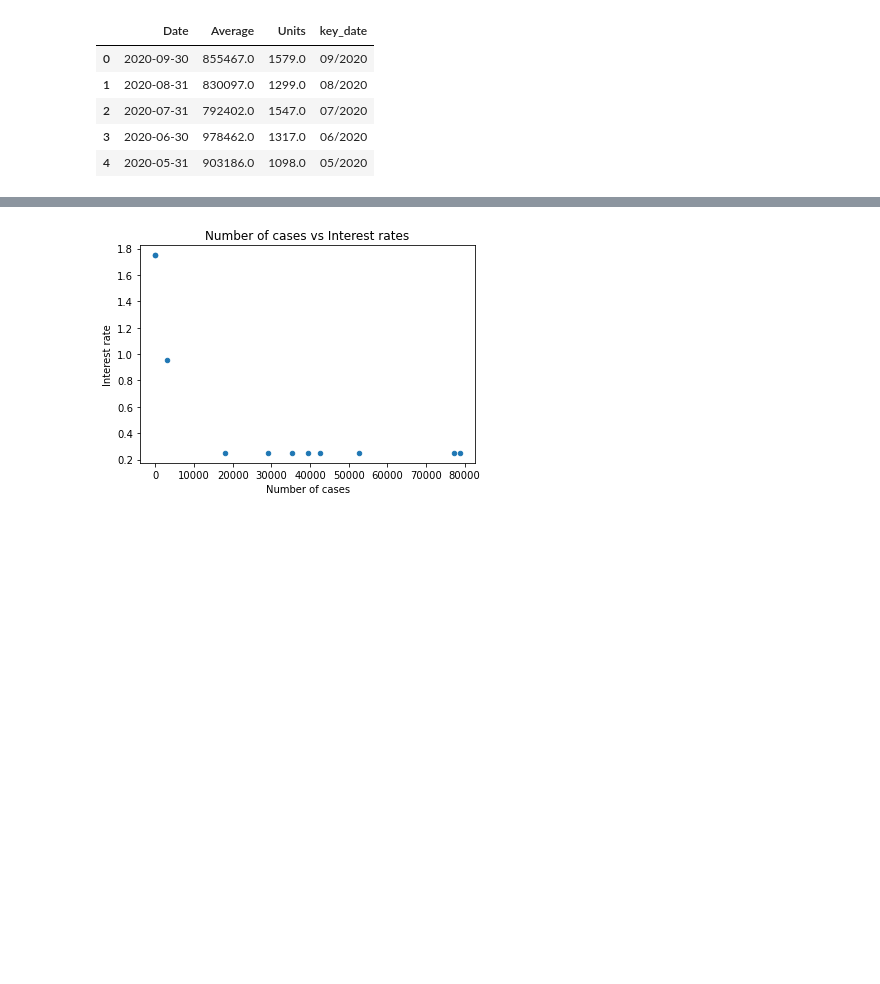
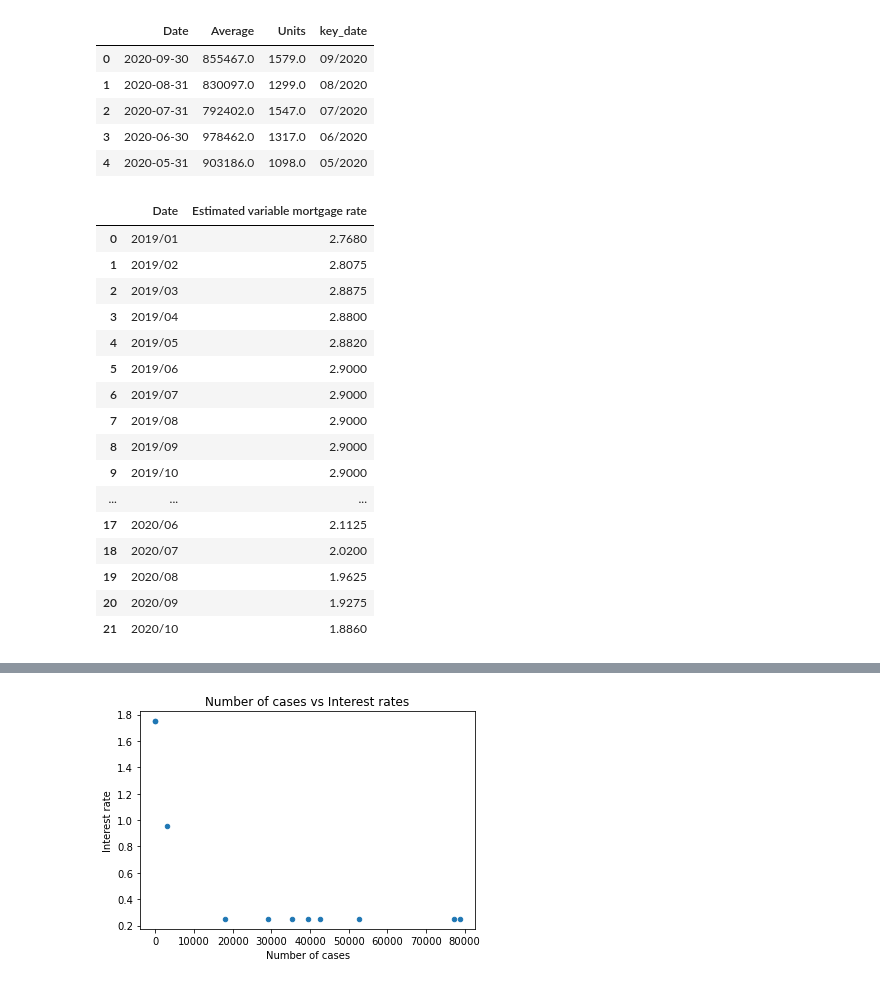
Before and after one commit to elubanska/GTA_real_estate_market, a Jupyter notebook: Scatter_plots.ipynb, the cells around one changed output, grey strips where cells are left out. Cells and saved outputs as stored; diff of their text form; code cells hidden in the pictures; blank space fills up the shorter version.

```diff
--- a/Scatter_plots.ipynb
+++ b/Scatter_plots.ipynb
@@ -41,3 +38,23 @@ response_final.head()
 | 2 | 2020-07-31 | 792402.0 | 1547.0 | 07/2020 |
 | 3 | 2020-06-30 | 978462.0 | 1317.0 | 06/2020 |
 | 4 | 2020-05-31 | 903186.0 | 1098.0 | 05/2020 |
+# %%
+interest_rate_groupped_df
+# %% [output]
+|  | Date | Estimated variable mortgage rate |
+| 0 | 2019/01 | 2.7680 |
+| 1 | 2019/02 | 2.8075 |
+| 2 | 2019/03 | 2.8875 |
+| 3 | 2019/04 | 2.8800 |
+| 4 | 2019/05 | 2.8820 |
+| 5 | 2019/06 | 2.9000 |
+| 6 | 2019/07 | 2.9000 |
+| 7 | 2019/08 | 2.9000 |
+| 8 | 2019/09 | 2.9000 |
+| 9 | 2019/10 | 2.9000 |
+| ... | ... | ... |
+| 17 | 2020/06 | 2.1125 |
+| 18 | 2020/07 | 2.0200 |
+| 19 | 2020/08 | 1.9625 |
+| 20 | 2020/09 | 1.9275 |
+| 21 | 2020/10 | 1.8860 |
```
Also changed, not shown: parts of 4 cells of this notebook.
